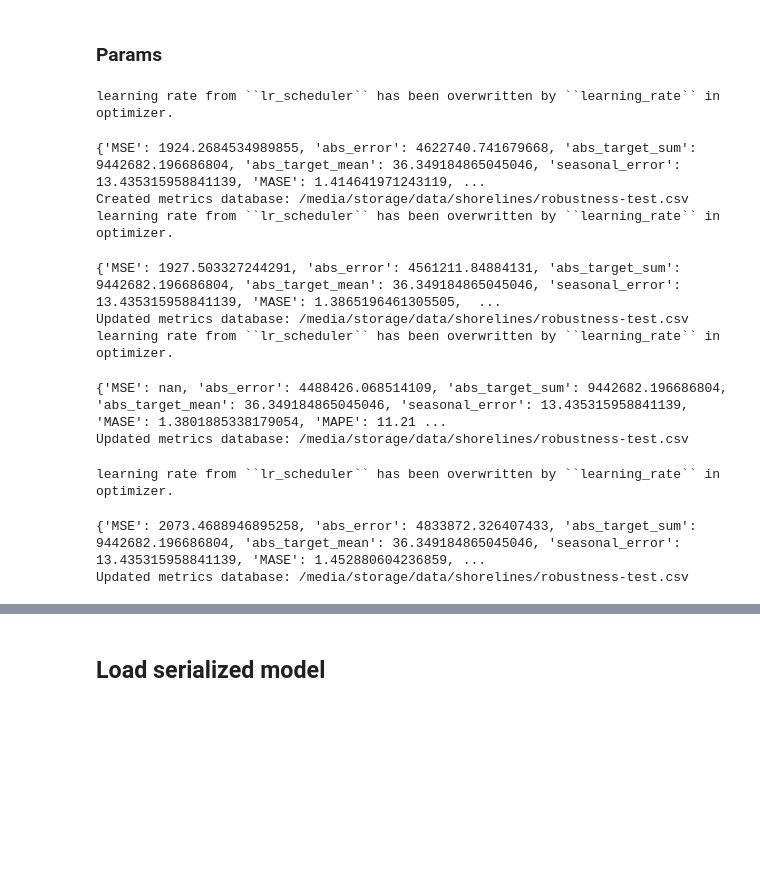
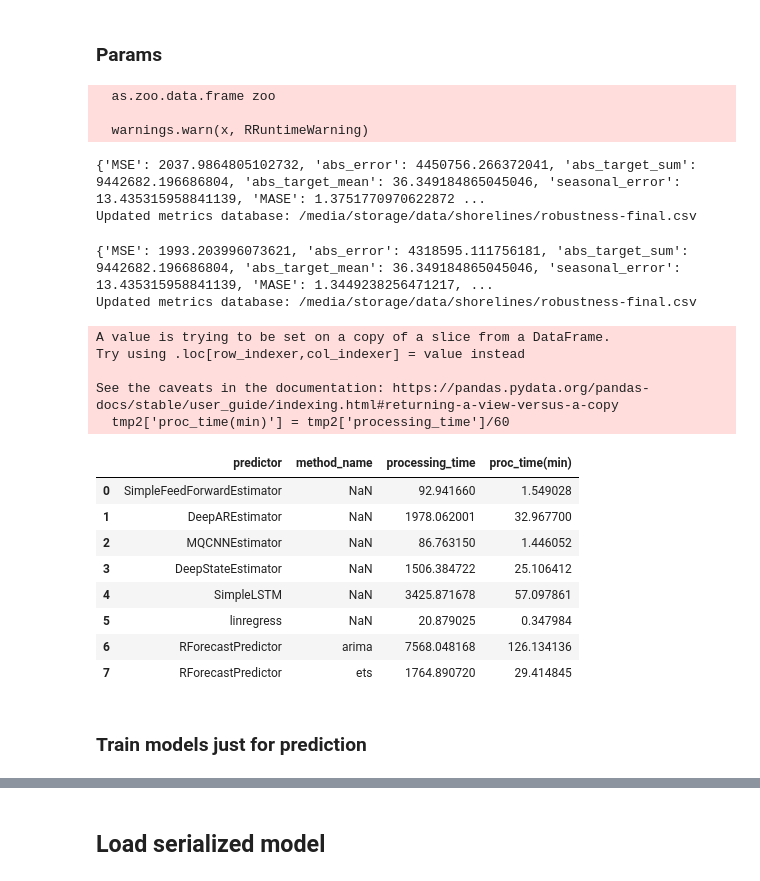
Before and after one commit to FlorisCalkoen/shorelineforecasting, a Jupyter notebook: shorelineforecasting/gluonts/forecasting.ipynb, the cells around one changed output, grey strips where cells are left out. Drawn from its saved outputs; the diff is of its cells as text; code cells hidden in the pictures; blank space fills up the shorter version.

```diff
--- a/shorelineforecasting/gluonts/forecasting.ipynb
+++ b/shorelineforecasting/gluonts/forecasting.ipynb
@@ -332,20 +366,39 @@ for prediction_length in np.arange(7, 8):
     metadata['save_model'] = False
     train_ds, test_ds, features = get_gluon_ds(tf_t, metadata, sites)
     estimators = get_estimators()
-    for estimator in estimators[0:4]:
+    for estimator in estimators[4:]:
         agg_metrics_, item_metrics_ = train_eval_loop(estimator, train_ds, test_ds)
         agg_metrics.append(agg_metrics_)
         item_metrics.append(item_metrics_)
 # %% [output]
-learning rate from ``lr_scheduler`` has been overwritten by ``learning_rate`` in optimizer.
+  as.zoo.data.frame zoo
+
+  warnings.warn(x, RRuntimeWarning)
-{'MSE': 1924.2684534989855, 'abs_error': 4622740.741679668, 'abs_target_sum': 9442682.196686804, 'abs_target_mean': 36.349184865045046, 'seasonal_error': 13.435315958841139, 'MASE': 1.414641971243119, ...
-Created metrics database: /media/storage/data/shorelines/robustness-test.csv
-learning rate from ``lr_scheduler`` has been overwritten by ``learning_rate`` in optimizer.
+{'MSE': 2037.9864805102732, 'abs_error': 4450756.266372041, 'abs_target_sum': 9442682.196686804, 'abs_target_mean': 36.349184865045046, 'seasonal_error': 13.435315958841139, 'MASE': 1.3751770970622872 ...
+Updated metrics database: /media/storage/data/shorelines/robustness-final.csv
-{'MSE': 1927.503327244291, 'abs_error': 4561211.84884131, 'abs_target_sum': 9442682.196686804, 'abs_target_mean': 36.349184865045046, 'seasonal_error': 13.435315958841139, 'MASE': 1.3865196461305505,  ...
-Updated metrics database: /media/storage/data/shorelines/robustness-test.csv
-learning rate from ``lr_scheduler`` has been overwritten by ``learning_rate`` in optimizer.
+{'MSE': 1993.203996073621, 'abs_error': 4318595.111756181, 'abs_target_sum': 9442682.196686804, 'abs_target_mean': 36.349184865045046, 'seasonal_error': 13.435315958841139, 'MASE': 1.3449238256471217, ...
+Updated metrics database: /media/storage/data/shorelines/robustness-final.csv
-{'MSE': nan, 'abs_error': 4488426.068514109, 'abs_target_sum': 9442682.196686804, 'abs_target_mean': 36.349184865045046, 'seasonal_error': 13.435315958841139, 'MASE': 1.3801885338179054, 'MAPE': 11.21 ...
-Updated metrics database: /media/storage/data/shorelines/robustness-test.csv
-learning rate from ``lr_scheduler`` has been overwritten by ``learning_rate`` in optimizer.
-{'MSE': 2073.4688946895258, 'abs_error': 4833872.326407433, 'abs_target_sum': 9442682.196686804, 'abs_target_mean': 36.349184865045046, 'seasonal_error': 13.435315958841139, 'MASE': 1.452880604236859, ...
-Updated metrics database: /media/storage/data/shorelines/robustness-test.csv
+# %%
+tmp = pd.read_csv(os.path.join(data_dir, 'processing-speed.csv'))
+tmp2 = tmp[['predictor', 'method_name', 'processing_time']]
+tmp2['proc_time(min)'] = tmp2['processing_time']/60
+# %% [output]
+A value is trying to be set on a copy of a slice from a DataFrame.
+Try using .loc[row_indexer,col_indexer] = value instead
+
+See the caveats in the documentation: https://pandas.pydata.org/pandas-docs/stable/user_guide/indexing.html#returning-a-view-versus-a-copy
+  tmp2['proc_time(min)'] = tmp2['processing_time']/60
+# %%
+tmp2
+# %% [output]
+|  | predictor | method_name | processing_time | proc_time(min) |
+| 0 | SimpleFeedForwardEstimator | NaN | 92.941660 | 1.549028 |
+| 1 | DeepAREstimator | NaN | 1978.062001 | 32.967700 |
+| 2 | MQCNNEstimator | NaN | 86.763150 | 1.446052 |
+| 3 | DeepStateEstimator | NaN | 1506.384722 | 25.106412 |
+| 4 | SimpleLSTM | NaN | 3425.871678 | 57.097861 |
+| 5 | linregress | NaN | 20.879025 | 0.347984 |
+| 6 | RForecastPredictor | arima | 7568.048168 | 126.134136 |
+| 7 | RForecastPredictor | ets | 1764.890720 | 29.414845 |
+# %% [markdown]
+### Train models just for prediction
```
Also changed, not shown: parts of 12 cells of this notebook, 3 other files.
